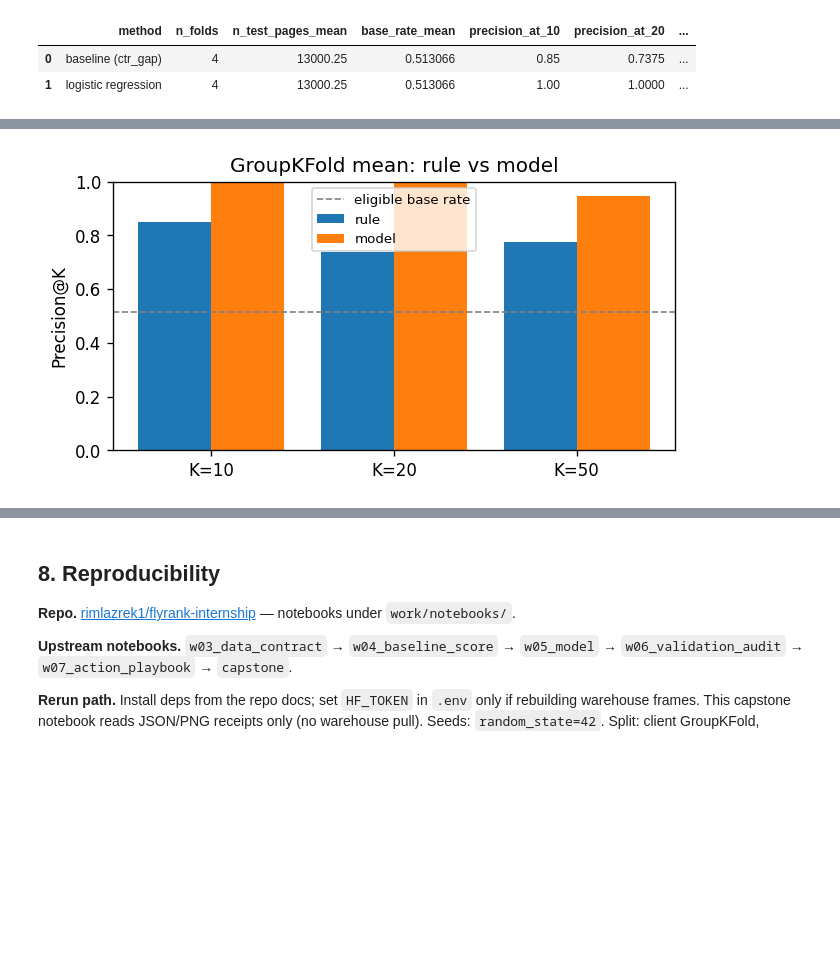
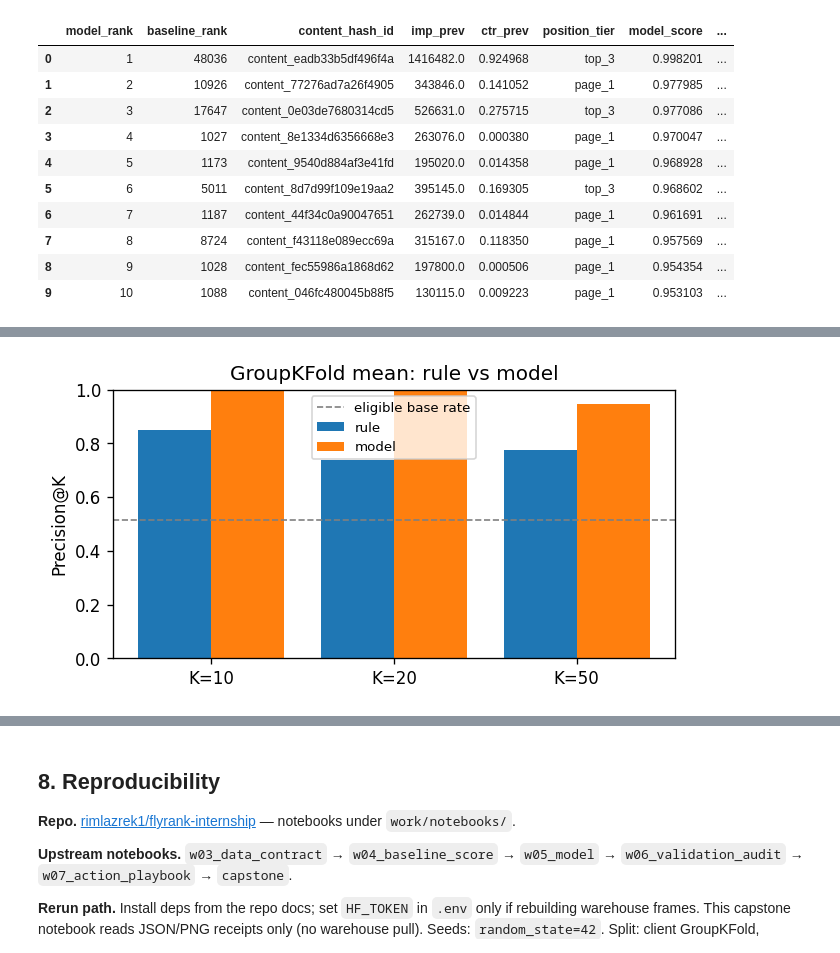
Before and after one commit to rimlazrek1/flyrank-internship, a Jupyter notebook: work/notebooks/capstone.ipynb, the cells around one changed output, grey strips where cells are left out. Saved outputs shown, nothing was run; the diff lists cells and outputs as text; code cells hidden in the pictures; blank space fills up the shorter version.

```diff
--- a/work/notebooks/capstone.ipynb
+++ b/work/notebooks/capstone.ipynb
@@ -179,22 +211,52 @@ Sensitivity (random split P@50): 0.98 | published GroupKFold P@50: 0.945
 # %%
-results = methods_mean.reset_index()[
-    ["method", "n_folds", "n_test_pages_mean", "base_rate_mean",
-     "precision_at_10", "precision_at_20", "precision_at_50"]
-]
-bench = pd.DataFrame(playbook["benchmarks"])
-display(results)
-display(bench)
+# --- Model queue first ---
+show_top10(queue, "Model queue (client-holdout score)", by="model_rank")
 
-print("\nSafe claim:")
-print(claims["safe_claim"])
+model_top10 = set(queue.nsmallest(10, "model_rank")["content_hash_id"])
+base_top10 = set(queue.nsmallest(10, "baseline_rank")["content_hash_id"])
+print(f"Top-10 overlap (model vs baseline): {len(model_top10 & base_top10)}/10")
 
-p_at_k = resolve_fig("w07_precision_at_k.png")
-if p_at_k.exists():
-    display(Image(filename=str(p_at_k)))
-    print(
-        "Takeaway: on GroupKFold means, the model beats both the eligible base rate "
-        "and the past-ctr_gap rule at Precision@10/20/50."
-    )
-else:
-    print("Missing figure:", p_at_k)
+# Rank-gap: May underperformers the model lifts far above the rule
+gap = queue[queue["is_ctr_underperformer"] == 1].copy()
+gap["rank_lift"] = gap["baseline_rank"] - gap["model_rank"]
+show_top10(
+    gap,
+    "Largest rank lift (underperformers: baseline_rank - model_rank)",
+    by="rank_lift",
+    ascending=False,
+    cols=[
+        "model_rank", "baseline_rank", "rank_lift", "content_hash_id",
+        "imp_prev", "ctr_prev", "position_tier", "action", "is_ctr_underperformer",
+    ],
+)
+
+# --- Model vs baseline metrics ---
+display(Markdown("**GroupKFold mean Precision@K (model vs rule)**"))
+display(
+    methods_mean.reset_index()[
+        ["method", "n_folds", "n_test_pages_mean", "base_rate_mean",
+         "precision_at_10", "precision_at_20", "precision_at_50"]
+    ]
+)
+display(Markdown("**Per-fold Precision@50**"))
+folds = pd.DataFrame(model_vs["fold_rows"])
+display(
+    folds.pivot_table(
+        index="fold", columns="method", values="precision_at_50", aggfunc="first"
+    ).reset_index()
+)
+show_fig(
+    "w07_precision_at_k.png",
+    "Takeaway: model beats base rate and past-ctr_gap at P@10/20/50.",
+)
+
+display(Markdown("**Claim wording (validation rewrite)**"))
+print("BOLD claim:", claims["bold_claim"])
+print("SAFE claim:", claims["safe_claim"])
+print(
+    "Sensitivity-only random-split P@50:",
+    claims["random_split_for_gap_only"]["precision_at_50"],
+    "| published GroupKFold P@50:",
+    claims["honest_split"]["precision_at_50"],
+)
 # %% [output]
@@ -201,3 +264,11 @@ else:
-|  | method | n_folds | n_test_pages_mean | base_rate_mean | precision_at_10 | precision_at_20 | ... |
-| 0 | baseline (ctr_gap) | 4 | 13000.25 | 0.513066 | 0.85 | 0.7375 | ... |
-| 1 | logistic regression | 4 | 13000.25 | 0.513066 | 1.00 | 1.0000 | ... |
+|  | model_rank | baseline_rank | content_hash_id | imp_prev | ctr_prev | position_tier | model_score | ... |
+| 0 | 1 | 48036 | content_eadb33b5df496f4a | 1416482.0 | 0.924968 | top_3 | 0.998201 | ... |
+| 1 | 2 | 10926 | content_77276ad7a26f4905 | 343846.0 | 0.141052 | page_1 | 0.977985 | ... |
+| 2 | 3 | 17647 | content_0e03de7680314cd5 | 526631.0 | 0.275715 | top_3 | 0.977086 | ... |
+| 3 | 4 | 1027 | content_8e1334d6356668e3 | 263076.0 | 0.000380 | page_1 | 0.970047 | ... |
+| 4 | 5 | 1173 | content_9540d884af3e41fd | 195020.0 | 0.014358 | page_1 | 0.968928 | ... |
+| 5 | 6 | 5011 | content_8d7d99f109e19aa2 | 395145.0 | 0.169305 | top_3 | 0.968602 | ... |
+| 6 | 7 | 1187 | content_44f34c0a90047651 | 262739.0 | 0.014844 | page_1 | 0.961691 | ... |
+| 7 | 8 | 8724 | content_f43118e089ecc69a | 315167.0 | 0.118350 | page_1 | 0.957569 | ... |
+| 8 | 9 | 1028 | content_fec55986a1868d62 | 197800.0 | 0.000506 | page_1 | 0.954354 | ... |
+| 9 | 10 | 1088 | content_046fc480045b88f5 | 130115.0 | 0.009223 | page_1 | 0.953103 | ... |
```
Also changed, not shown: parts of 17 cells of this notebook, 8 other files.
